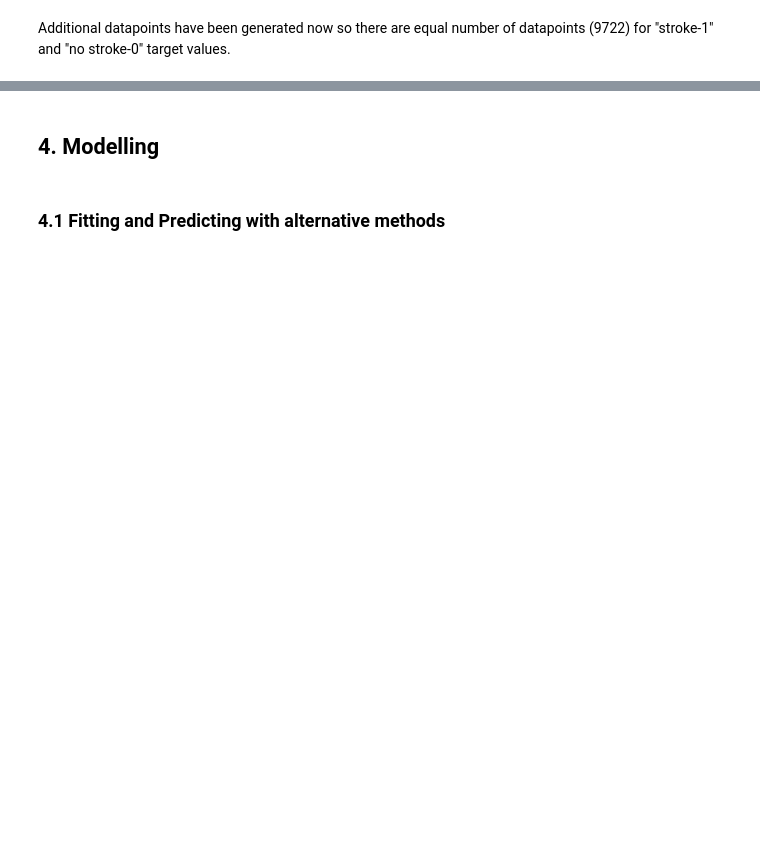
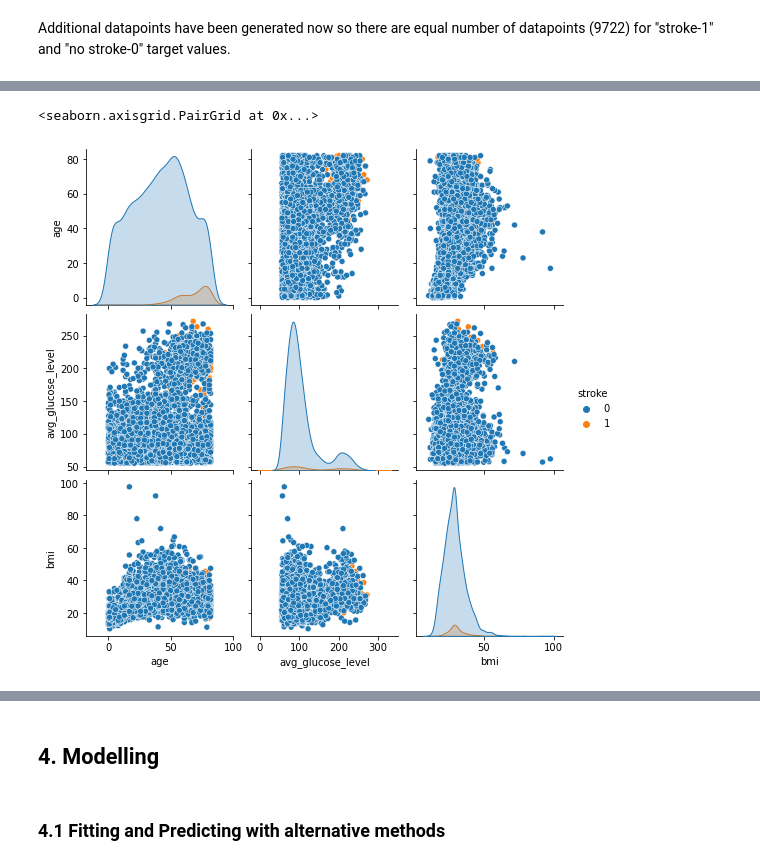
Before and after one commit to evaczeydapommersheim/PfDA_Assignment, a Jupyter notebook: PfDA_Assignment.ipynb, the cells around one changed output, grey strips where cells are left out. Saved outputs shown, nothing was run; the diff lists cells and outputs as text; code cells hidden in the pictures; blank space fills up the shorter version.

```diff
--- a/PfDA_Assignment.ipynb
+++ b/PfDA_Assignment.ipynb
@@ -508,0 +505,7 @@ Additional datapoints have been generated now so there are equal number of datap
+# %%
+#Visualizing the numerical variables to compare to original dataset
+df_ai_mod = df[["age", "avg_glucose_level", "bmi", "stroke"]]
+sns.pairplot(df_ai_mod, hue = "stroke")
+# %% [output]
+<seaborn.axisgrid.PairGrid at 0x...>
+[figure, added]
```
Also changed, not shown: parts of 29 cells of this notebook, 2 other files.
